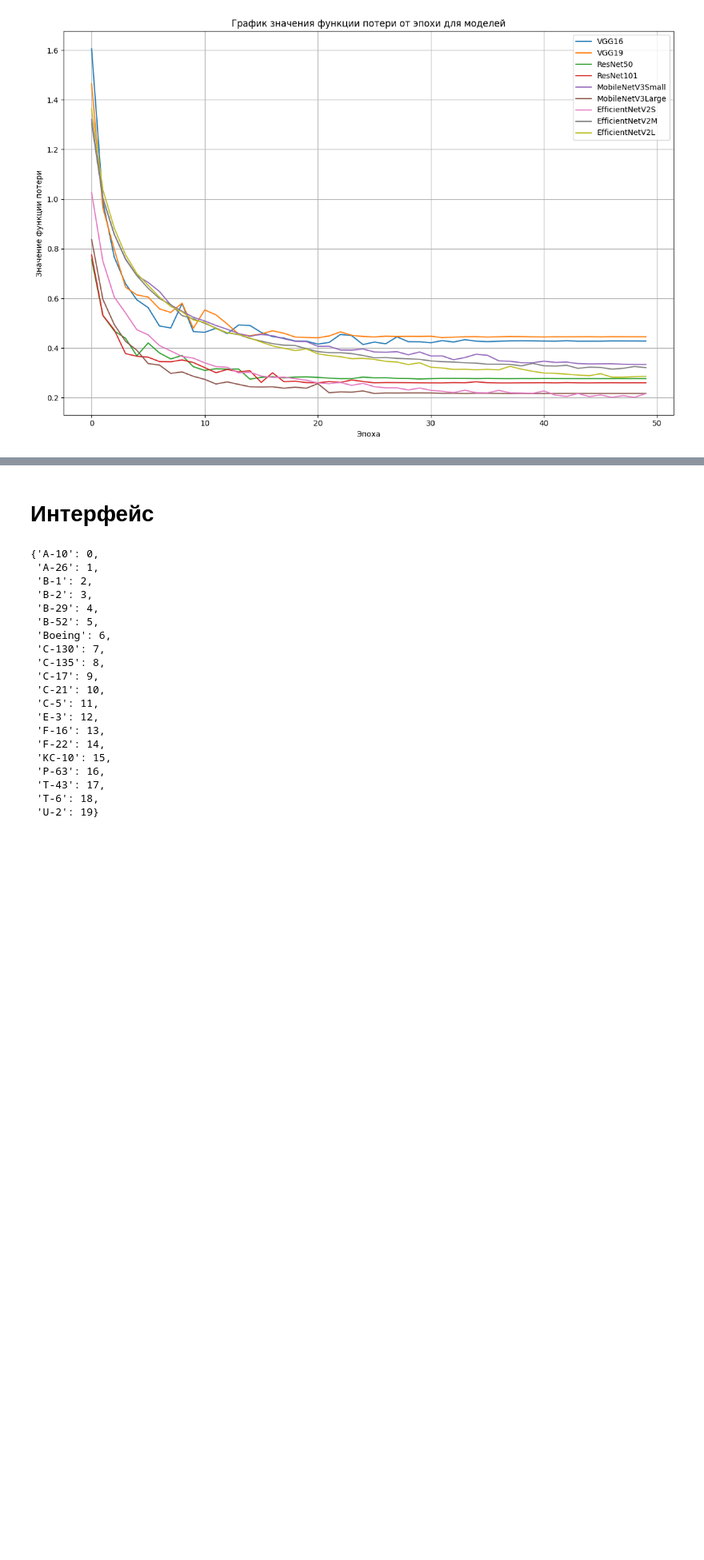
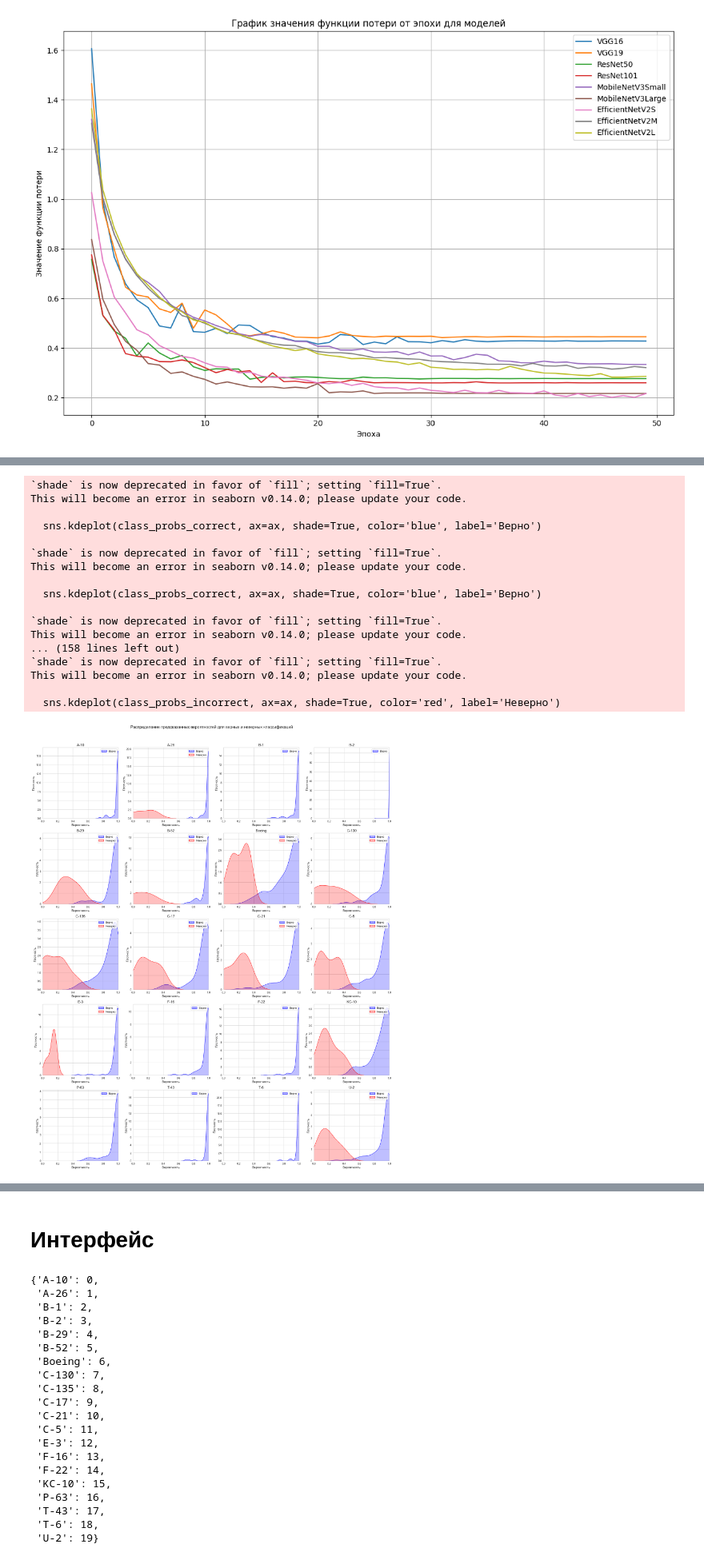
Before and after one commit to Envicta25/diplom, a Jupyter notebook: main.ipynb, the cells around one changed output, grey strips where cells are left out. Shown at 80% size. Drawn from its saved outputs; the diff is of its cells as text; code cells hidden in the pictures; blank space fills up the shorter version.

```diff
--- a/main.ipynb
+++ b/main.ipynb
@@ -514,0 +619,77 @@ plt.show()
+# %%
+best_model = tf.keras.models.load_model('Result_models/EfficientNetV2S_best_model.h5')
+
+# Шаг 1: Получаем вероятности предсказаний
+y_pred_prob = best_model.predict(test_generator, steps=len(test_generator), verbose=0)
+
+# Шаг 2: Индексы предсказанных классов
+y_pred = np.argmax(y_pred_prob, axis=1)
+
+# Шаг 3: Истинные метки
+y_true = test_generator.classes
+
+# Шаг 4: Список названий классов
+class_labels = list(test_generator.class_indices.keys())
+num_classes = len(class_labels)
+
+# Шаг 5: Создаём сетку подграфиков (5 строк × 4 столбца для 20 классов)
+fig, axes = plt.subplots(nrows=5, ncols=4, figsize=(20, 25))
+
+# Шаг 6: Для каждого класса строим KDE-график плотностей
+for idx, ax in enumerate(axes.flat):
+    if idx < num_classes:
+        # Собираем вероятности для класса idx
+        class_probs_correct = []
+        class_probs_incorrect = []
+
+        # Находим все изображения, где истинная метка — класс idx
+        idxs_for_class = np.where(y_true == idx)[0]
+
+        for i in idxs_for_class:
+            prob = y_pred_prob[i, idx]  # вероятность для текущего класса
+            if y_pred[i] == idx:
+                class_probs_correct.append(prob)
+            else:
+                class_probs_incorrect.append(prob)
+
+        # Строим KDE для верных предсказаний (синим цветом)
+        if len(class_probs_correct) > 0:
+            sns.kdeplot(class_probs_correct, ax=ax, shade=True, color='blue', label='Верно')
+
+        # Строим KDE для неверных предсказаний (красным цветом)
+        if len(class_probs_incorrect) > 0:
+            sns.kdeplot(class_probs_incorrect, ax=ax, shade=True, color='red', label='Неверно')
+
+        # Настраиваем заголовок и границы осей
+        ax.set_title(class_labels[idx], fontsize=14)
+        ax.set_xlim([0, 1])
+        ax.set_xlabel('Вероятность', fontsize=12)
+        ax.set_ylabel('Плотность', fontsize=12)
+        ax.legend()
+
+    else:
+        # Если классов меньше, чем подграфиков, скрываем лишние оси
+        ax.axis('off')
+
+plt.suptitle('Распределение предсказанных вероятностей для верных и неверных классификаций', fontsize=16)
+plt.tight_layout(rect=[0, 0, 1, 0.96])  # чуть снижаем верхний отступ, чтобы не задевать заголовок
+plt.show()
+# %% [output]
+`shade` is now deprecated in favor of `fill`; setting `fill=True`.
+This will become an error in seaborn v0.14.0; please update your code.
+
+  sns.kdeplot(class_probs_correct, ax=ax, shade=True, color='blue', label='Верно')
+
+`shade` is now deprecated in favor of `fill`; setting `fill=True`.
+This will become an error in seaborn v0.14.0; please update your code.
+
+  sns.kdeplot(class_probs_correct, ax=ax, shade=True, color='blue', label='Верно')
+
+`shade` is now deprecated in favor of `fill`; setting `fill=True`.
+This will become an error in seaborn v0.14.0; please update your code.
+... (158 lines left out)
+`shade` is now deprecated in favor of `fill`; setting `fill=True`.
+This will become an error in seaborn v0.14.0; please update your code.
+
+  sns.kdeplot(class_probs_incorrect, ax=ax, shade=True, color='red', label='Неверно')
+[figure, added]
```
Also changed, not shown: parts of 8 cells of this notebook, 8 other files.
